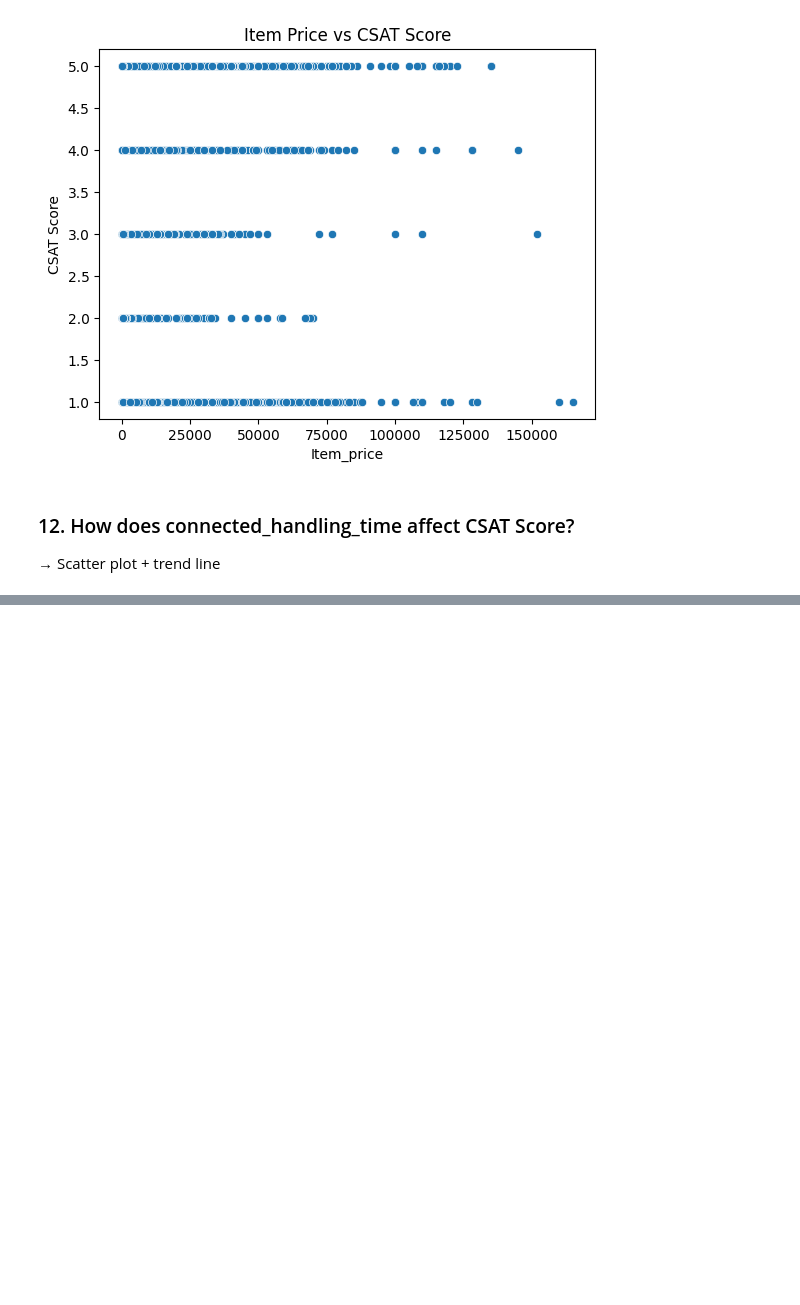
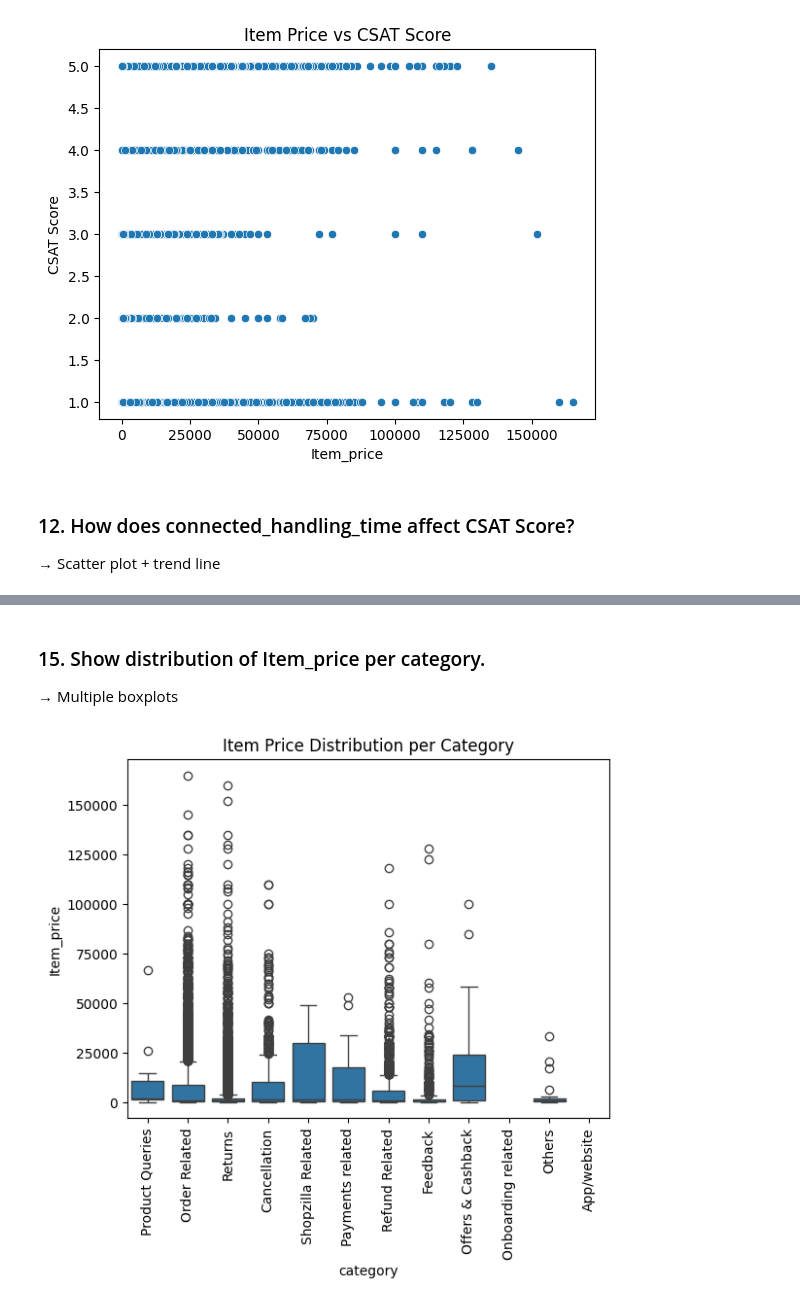
Before and after one commit to akashgardas/Data-Analysis, a Jupyter notebook: day10/seaborn/CustomerDataSet.ipynb, the cells around one changed output, grey strips where cells are left out. Saved outputs shown, nothing was run; the diff lists cells and outputs as text; code cells hidden in the pictures; blank space fills up the shorter version.

```diff
--- a/day10/seaborn/CustomerDataSet.ipynb
+++ b/day10/seaborn/CustomerDataSet.ipynb
@@ -369,0 +449,10 @@ line
+# %% [markdown]
+### 15. Show distribution of Item_price per category.
+ → Multiple boxplots
+# %%
+sns.boxplot(data=nc_df, x='category', y='Item_price')
+plt.title('Item Price Distribution per Category')
+plt.xticks(rotation=90)
+plt.show()
+# %% [output]
+[figure, added]
```
Also changed, not shown: parts of 46 cells of this notebook.
